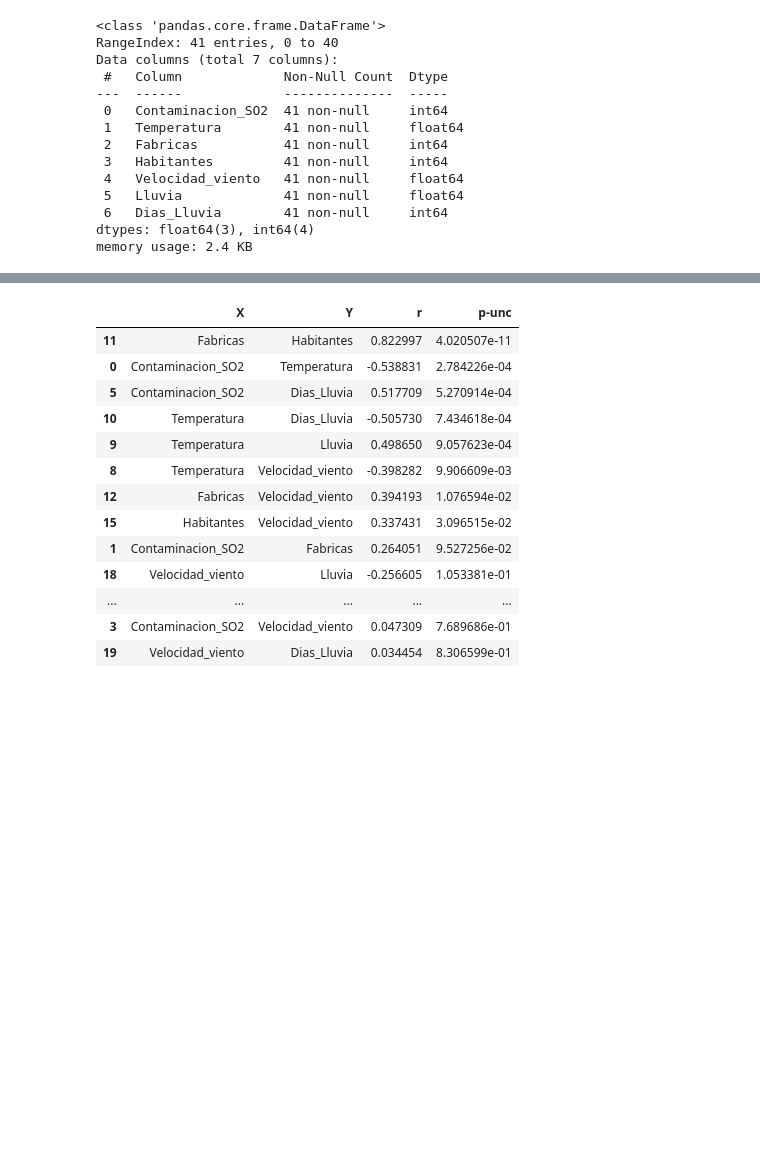
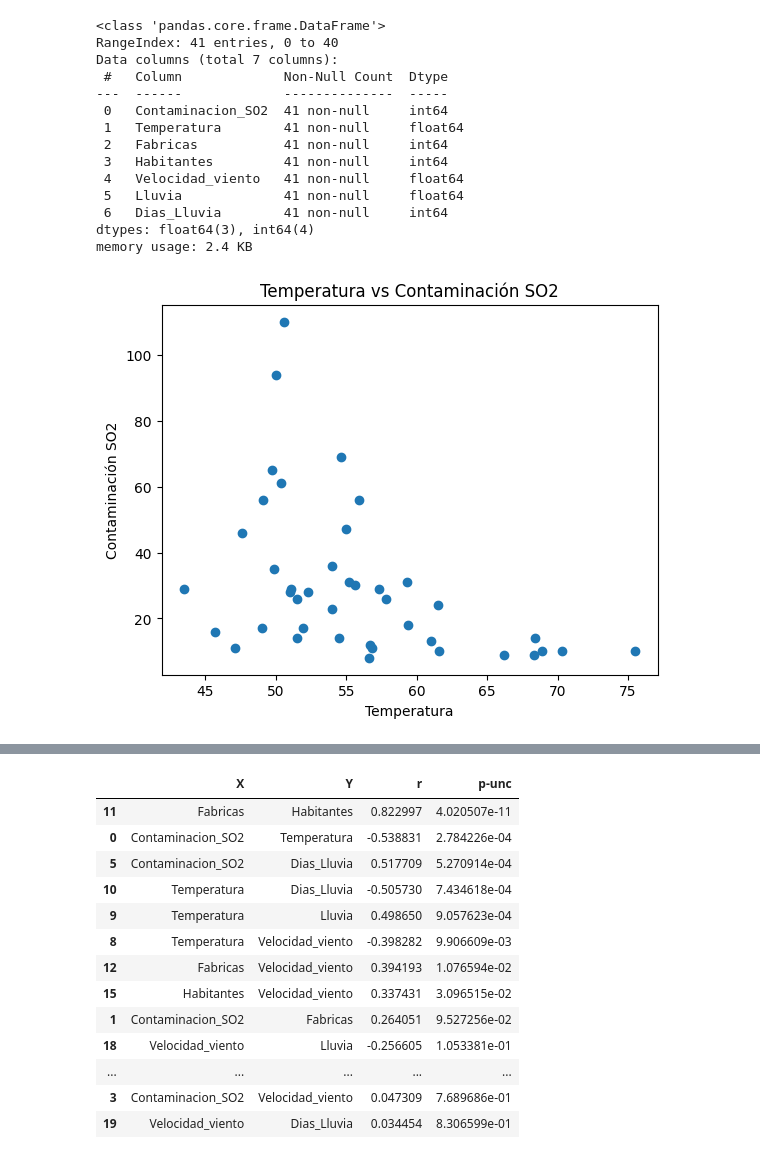
Before and after one commit to emilianodesu/LCD-5Sem-2025-1, a Jupyter notebook: PPCD/T1 Introduccion a ciencia de datos/1.4 Series de tiempo/series_de_tiempo.ipynb, the cells around one changed output, grey strips where cells are left out. Saved outputs shown, nothing was run; the diff lists cells and outputs as text; code cells hidden in the pictures; blank space fills up the shorter version.

```diff
--- a/PPCD/T1 Introduccion a ciencia de datos/1.4 Series de tiempo/series_de_tiempo.ipynb
+++ b/PPCD/T1 Introduccion a ciencia de datos/1.4 Series de tiempo/series_de_tiempo.ipynb
@@ -24,3 +164,11 @@ Data columns (total 7 columns):
  6   Dias_Lluvia        41 non-null     int64
 dtypes: float64(3), int64(4)
 memory usage: 2.4 KB
+# %%
+plt.scatter(cont['Temperatura'], cont['Contaminacion_SO2'])
+plt.title('Temperatura vs Contaminación SO2')
+plt.xlabel('Temperatura')
+plt.ylabel('Contaminación SO2')
+plt.show()
+# %% [output]
+[figure, added]
```
Also changed, not shown: parts of 36 cells of this notebook, 32 other files.
